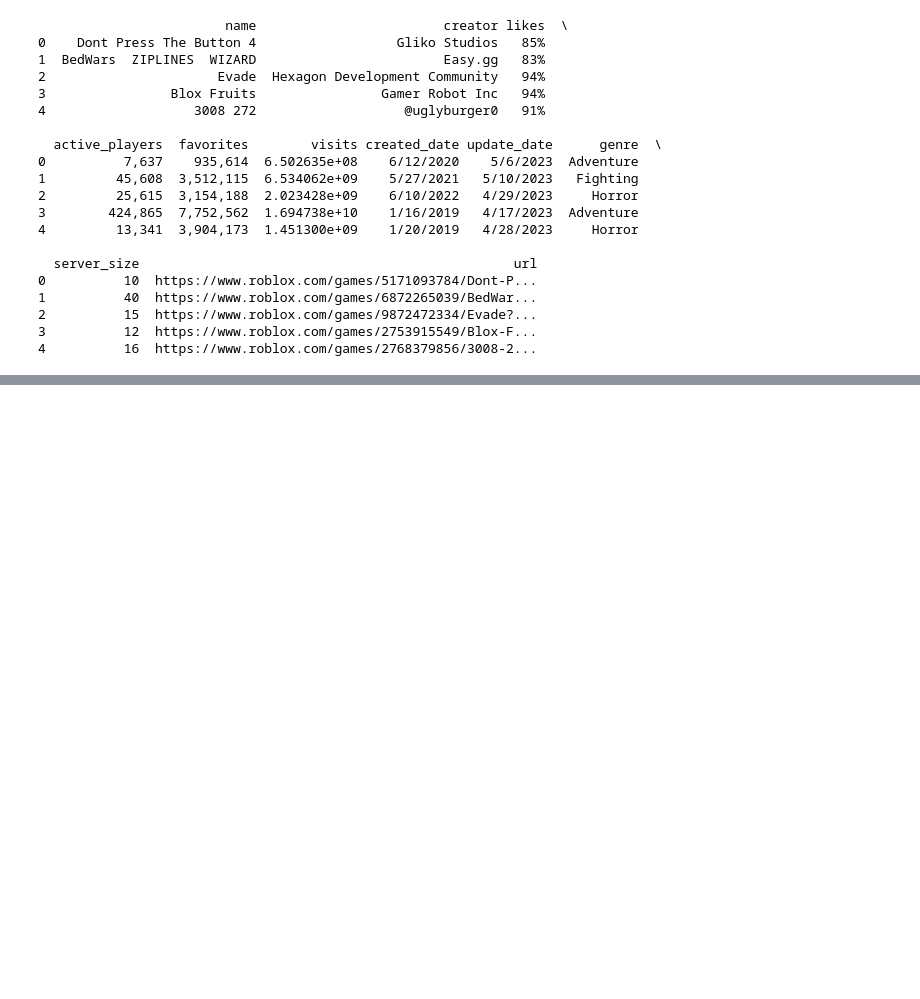
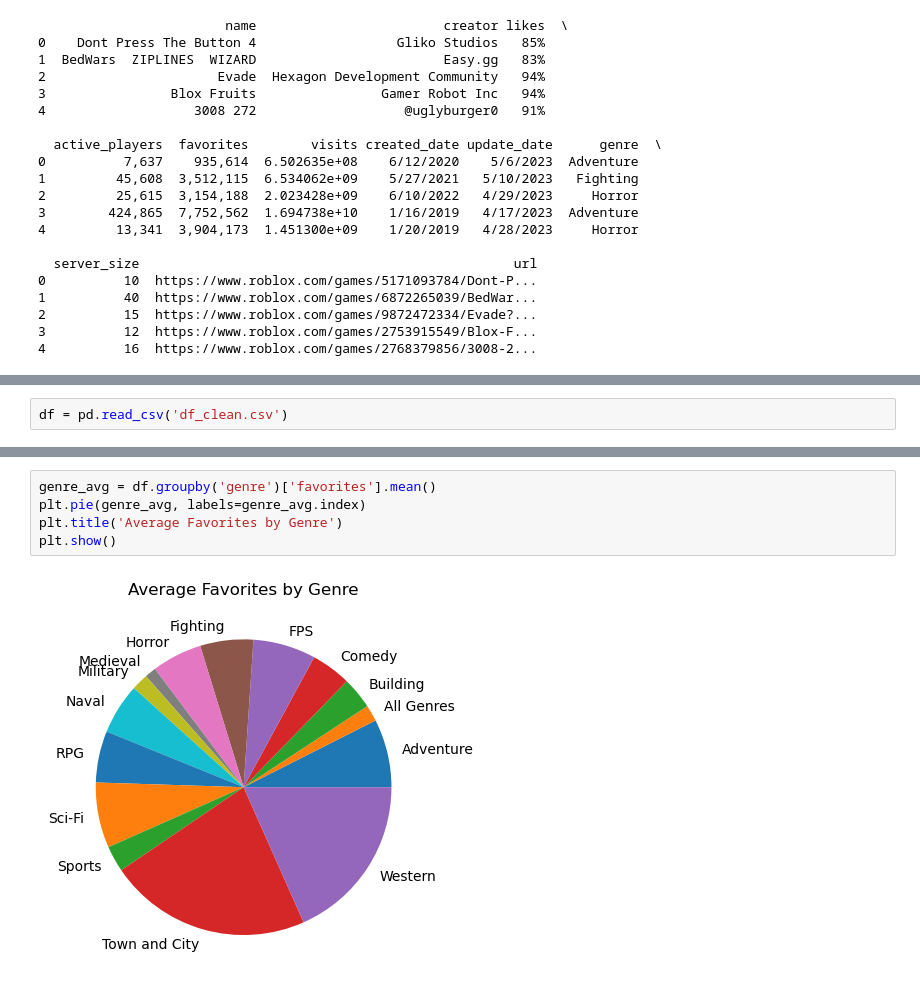
Before and after one commit to idoelarat/Data-Science-Project-Roblox, a Jupyter notebook: Roblox.ipynb, the cells around one changed output, grey strips where cells are left out. Drawn from its saved outputs; the diff is of its cells as text; blank space fills up the shorter version.

```diff
--- a/Roblox.ipynb
+++ b/Roblox.ipynb
@@ -533,0 +561,2 @@ plt.show()
+# %%
+df = pd.read_csv('df_clean.csv')
@@ -533,0 +572,7 @@ plt.show()
+# %%
+genre_avg = df.groupby('genre')['favorites'].mean()
+plt.pie(genre_avg, labels=genre_avg.index)
+plt.title('Average Favorites by Genre')
+plt.show()
+# %% [output]
+[figure, added]
```
Also changed, not shown: parts of 44 cells of this notebook.
